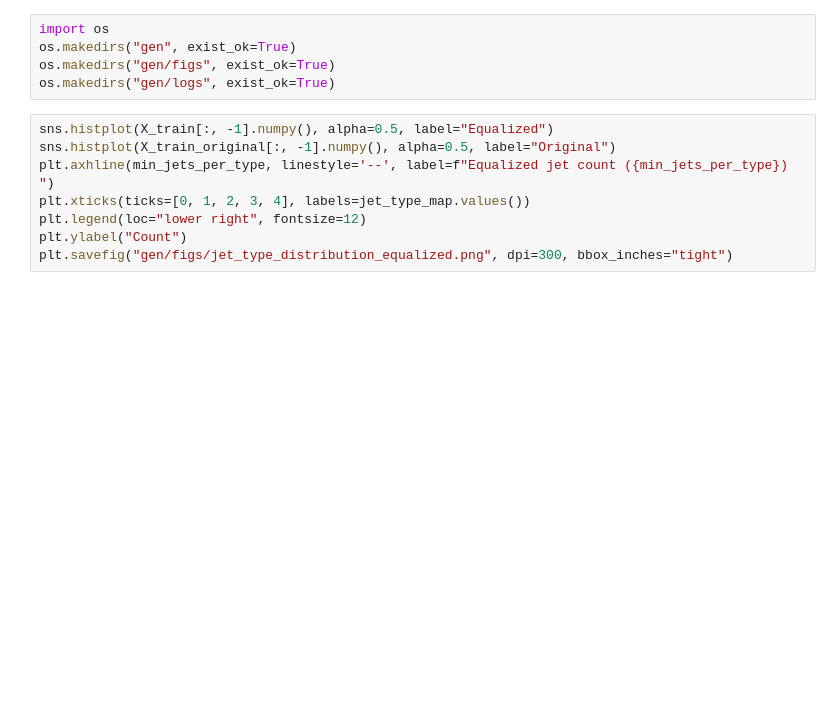
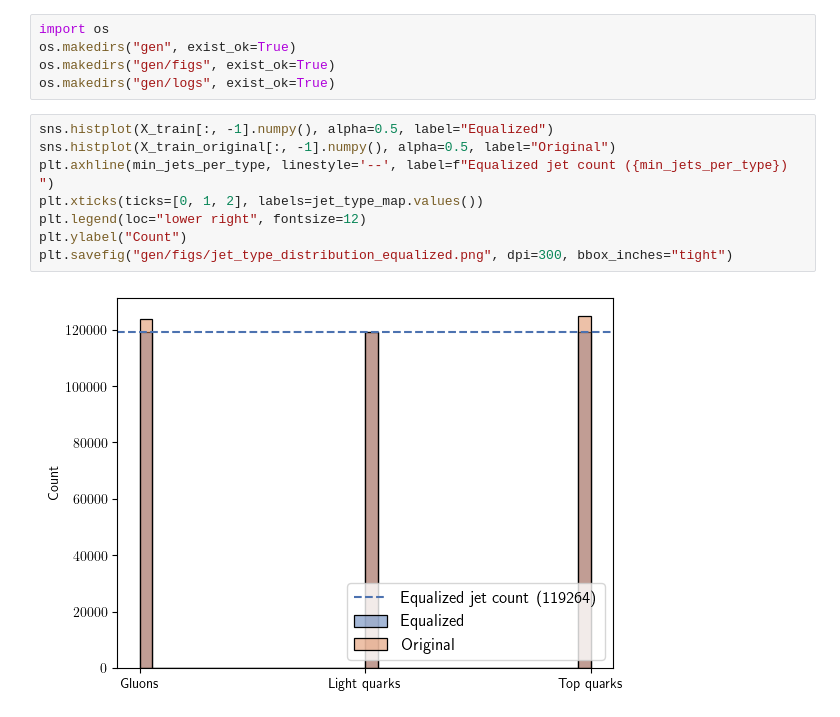
Before and after one commit to ArjunS07/s25-fermilab-research, a Jupyter notebook: src/jet_attributes.ipynb, the cells around one changed output. Drawn from its saved outputs; the diff is of its cells as text; blank space fills up the shorter version.

```diff
--- a/src/jet_attributes.ipynb
+++ b/src/jet_attributes.ipynb
@@ -52,11 +55,13 @@ os.makedirs("gen/logs", exist_ok=True)
 # %%
 sns.histplot(X_train[:, -1].numpy(), alpha=0.5, label="Equalized")
 sns.histplot(X_train_original[:, -1].numpy(), alpha=0.5, label="Original")
 plt.axhline(min_jets_per_type, linestyle='--', label=f"Equalized jet count ({min_jets_per_type}) ")
-plt.xticks(ticks=[0, 1, 2, 3, 4], labels=jet_type_map.values())
+plt.xticks(ticks=[0, 1, 2], labels=jet_type_map.values())
 plt.legend(loc="lower right", fontsize=12)
 plt.ylabel("Count")
 plt.savefig("gen/figs/jet_type_distribution_equalized.png", dpi=300, bbox_inches="tight")
+# %% [output]
+[figure, added]
 # %%
 sns.set_palette("deep")
 def noise_num_particles(X, noise_std=0.25):
```
Also changed, not shown: parts of 23 cells of this notebook, 3 other files.
